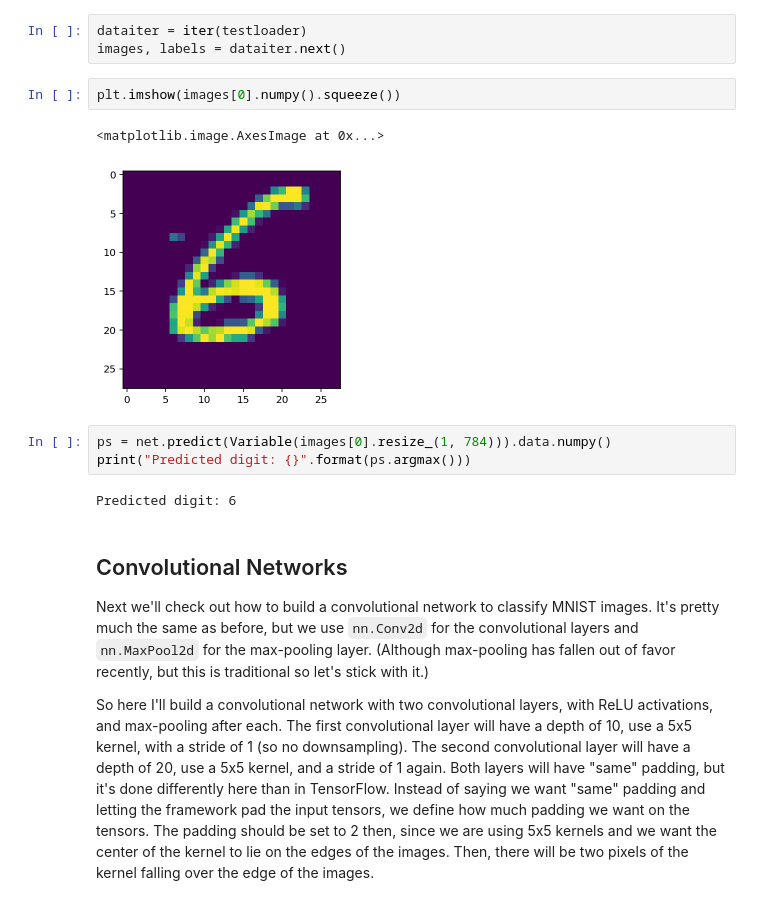
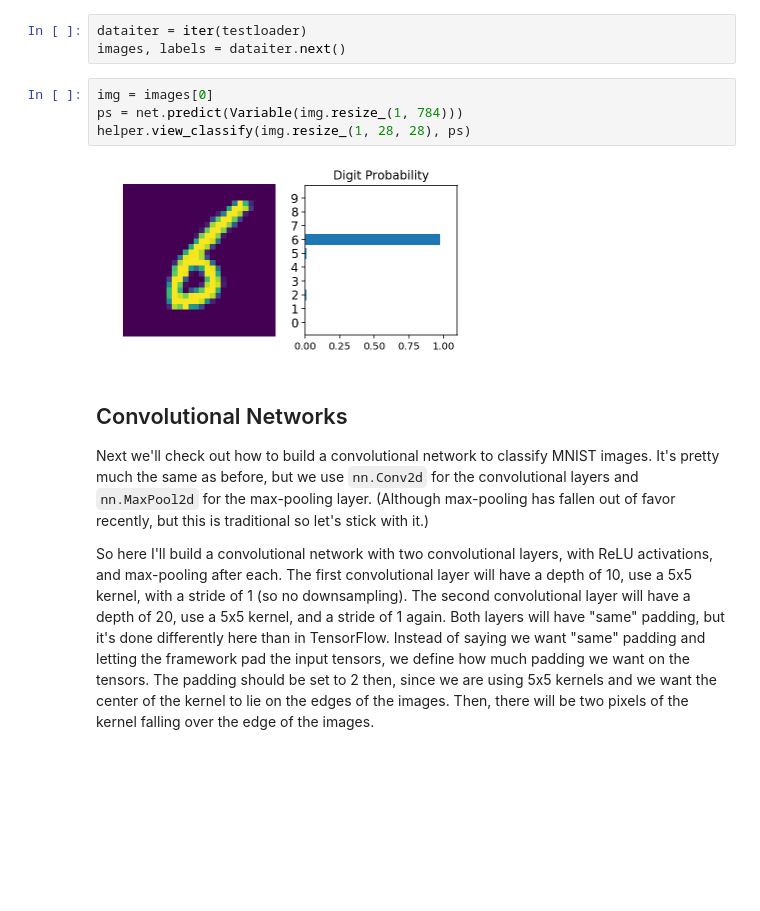
Before and after one commit to tushushu/deep-learning, a Jupyter notebook: intro-to-pytorch/Intro-to-PyTorch.ipynb, the cells around one changed output. Cells and saved outputs as stored; diff of their text form; blank space fills up the shorter version.

Commit message:
Add function to plot images with predictions

```diff
--- a/intro-to-pytorch/Intro-to-PyTorch.ipynb
+++ b/intro-to-pytorch/Intro-to-PyTorch.ipynb
@@ -496,16 +497,12 @@ Epoch: 1/1 Loss: 0.2050 Test accuracy: 0.9358
 # %%
 dataiter = iter(testloader)
 images, labels = dataiter.next()
-# %%
-plt.imshow(images[0].numpy().squeeze())
-# %% [output]
-<matplotlib.image.AxesImage at 0x...>
-[figure, removed]
-# %%
-ps = net.predict(Variable(images[0].resize_(1, 784))).data.numpy()
-print("Predicted digit: {}".format(ps.argmax()))
-# %% [output]
-Predicted digit: 6
+# %%
+img = images[0]
+ps = net.predict(Variable(img.resize_(1, 784)))
+helper.view_classify(img.resize_(1, 28, 28), ps)
+# %% [output]
+[figure, added]
 # %% [markdown]
 ## Convolutional Networks
 
```
Also changed, not shown: parts of 28 cells of this notebook, 1 other file.
